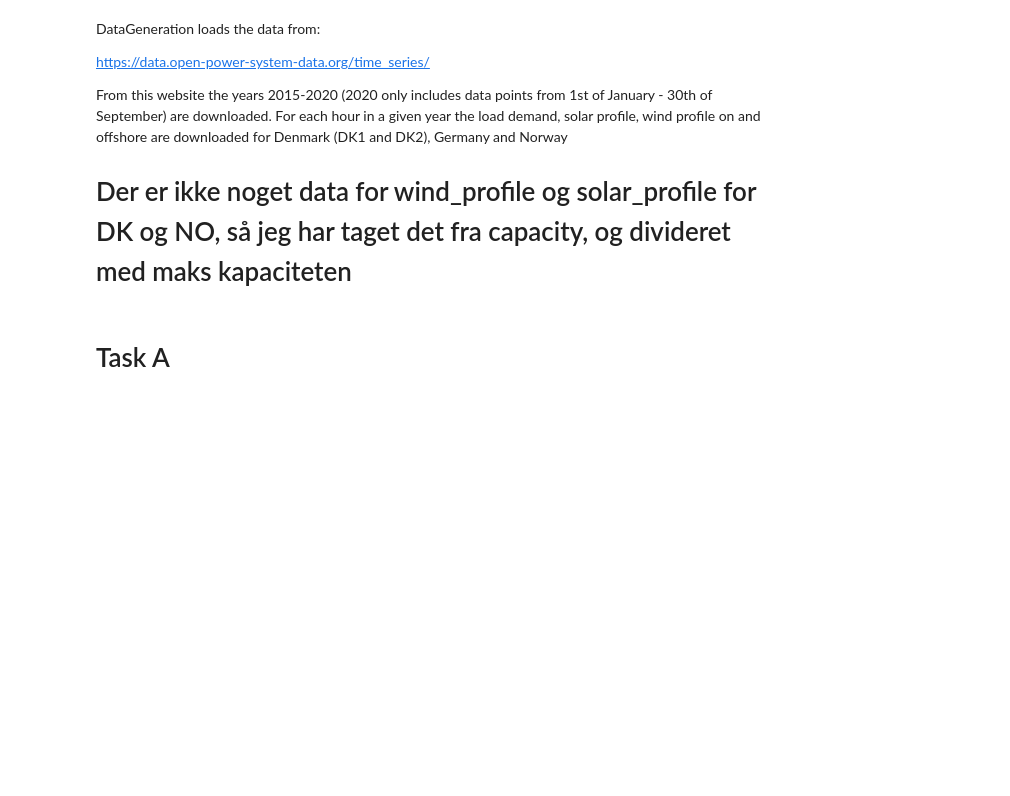
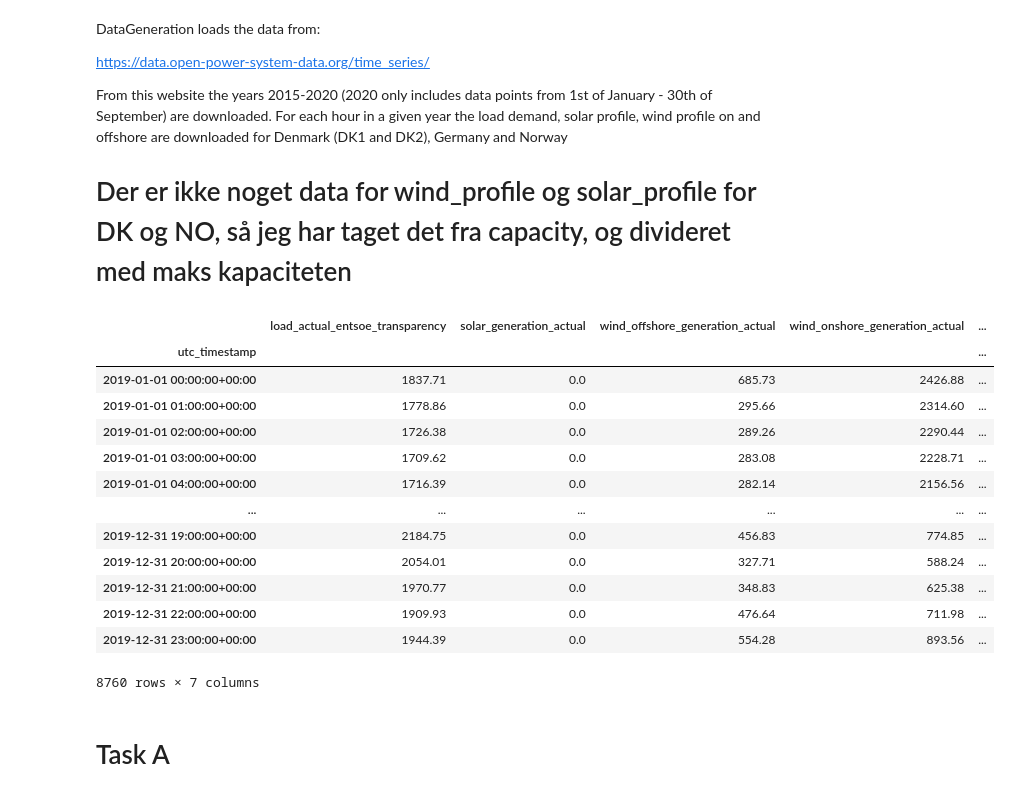
Before and after one commit to jeppebyberg/ieg, a Jupyter notebook: project.ipynb, the cells around one changed output. Cells and saved outputs as stored; diff of their text form; code cells hidden in the pictures; blank space fills up the shorter version.

```diff
--- a/project.ipynb
+++ b/project.ipynb
@@ -13,11 +13,28 @@ For each hour in a given year the load demand, solar profile, wind profile on an
 # %%
 from DataGeneration import DataGeneration
 
 # Get the data for a certain year
 year = 2019
 region = 'DK_1'
 
 DK1_data = DataGeneration(year = year, region = region).data
+
+DK1_data
+# %% [output]
+|  | load_actual_entsoe_transparency | solar_generation_actual | wind_offshore_generation_actual | wind_onshore_generation_actual | ... |
+| utc_timestamp |  |  |  |  | ... |
+| 2019-01-01 00:00:00+00:00 | 1837.71 | 0.0 | 685.73 | 2426.88 | ... |
+| 2019-01-01 01:00:00+00:00 | 1778.86 | 0.0 | 295.66 | 2314.60 | ... |
+| 2019-01-01 02:00:00+00:00 | 1726.38 | 0.0 | 289.26 | 2290.44 | ... |
+| 2019-01-01 03:00:00+00:00 | 1709.62 | 0.0 | 283.08 | 2228.71 | ... |
+| 2019-01-01 04:00:00+00:00 | 1716.39 | 0.0 | 282.14 | 2156.56 | ... |
+| ... | ... | ... | ... | ... | ... |
+| 2019-12-31 19:00:00+00:00 | 2184.75 | 0.0 | 456.83 | 774.85 | ... |
+| 2019-12-31 20:00:00+00:00 | 2054.01 | 0.0 | 327.71 | 588.24 | ... |
+| 2019-12-31 21:00:00+00:00 | 1970.77 | 0.0 | 348.83 | 625.38 | ... |
+| 2019-12-31 22:00:00+00:00 | 1909.93 | 0.0 | 476.64 | 711.98 | ... |
+| 2019-12-31 23:00:00+00:00 | 1944.39 | 0.0 | 554.28 | 893.56 | ... |
+8760 rows × 7 columns
 # %% [markdown]
 # Task A
 # %%
```
Also changed, not shown: parts of 1 cell of this notebook, 6 other files.
